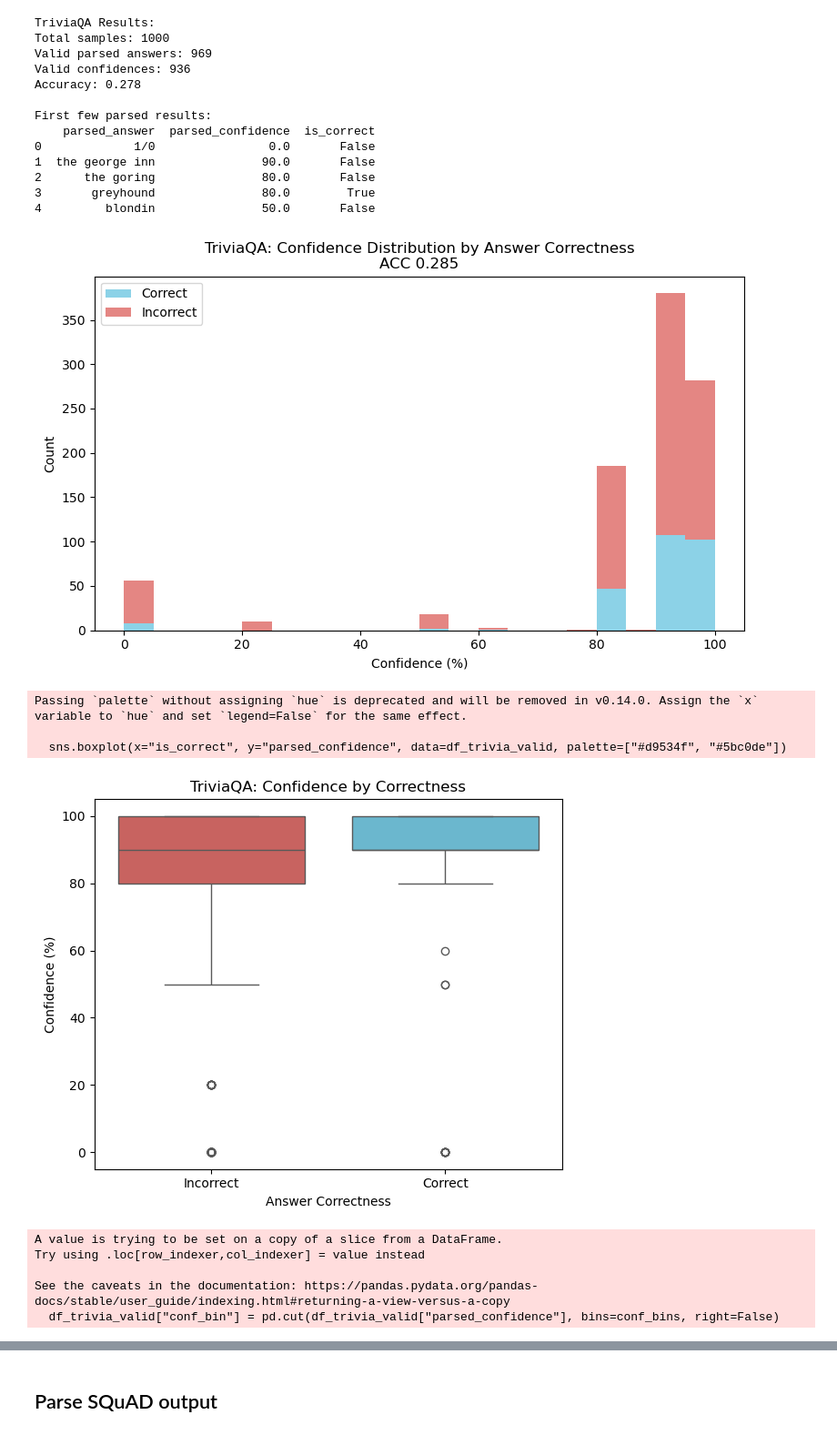
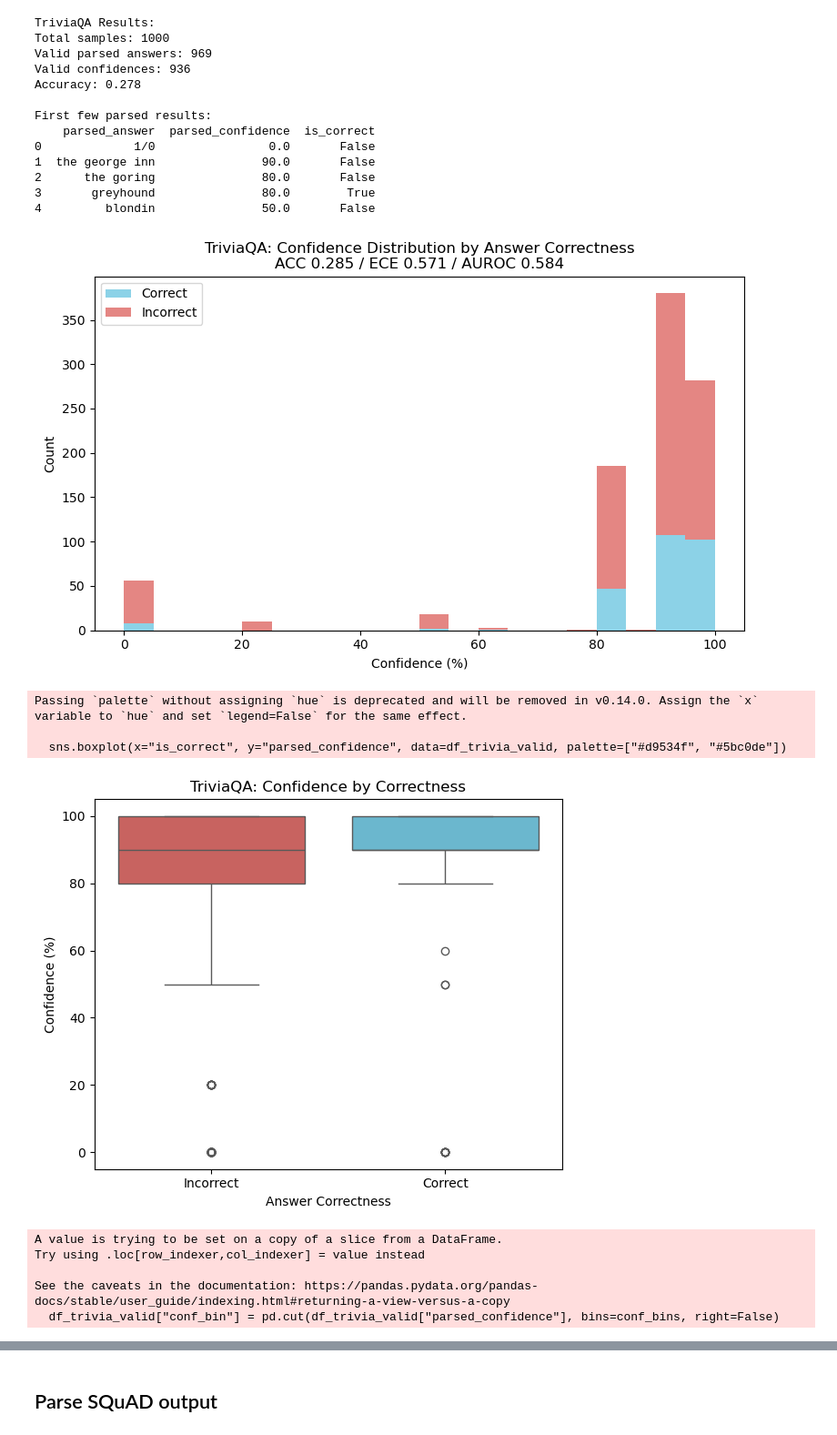
Before and after one commit to christian-hobelsberger/LLMUncertainty, a Jupyter notebook: analyze_confidence_output.ipynb, the cells around one changed output, grey strips where cells are left out. Shown at 91% size. Saved outputs shown, nothing was run; the diff lists cells and outputs as text; code cells hidden in the pictures.

Commit message:
Finished the analysis for multi-sample multi-decoding and added ECE and AUROC

```diff
--- a/analyze_confidence_output.ipynb
+++ b/analyze_confidence_output.ipynb
@@ -295,6 +438,10 @@ os.makedirs("figures/metrics/confidence_elicitation", exist_ok=True)
 
 # Filter valid rows for plotting
 df_trivia_valid = df_trivia.dropna(subset=["parsed_confidence", "is_correct"])
+
+# Calculate ECE and AUROC for TriviaQA
+ece_trivia = calculate_ece(df_trivia_valid, confidence_col='parsed_confidence', correct_col='is_correct', n_bins=10)
+auroc_trivia = calculate_auroc(df_trivia_valid, confidence_col='parsed_confidence', correct_col='is_correct', plot=False)
 
 # 1. Histogram: Confidence distribution for correct vs. incorrect answers
 plt.figure(figsize=(8, 5))
@@ -310,7 +457,7 @@ plt.hist(
 )
 plt.xlabel("Confidence (%)")
 plt.ylabel("Count")
-plt.title(f"TriviaQA: Confidence Distribution by Answer Correctness\nACC {df_trivia_valid['is_correct'].mean():.3f}")
+plt.title(f"TriviaQA: Confidence Distribution by Answer Correctness\nACC {df_trivia_valid['is_correct'].mean():.3f} / ECE {ece_trivia:.3f} / AUROC {auroc_trivia:.3f}")
 plt.legend()
 plt.tight_layout()
 plt.savefig("figures/metrics/confidence_elicitation/trivia_confidence_hist.png")
@@ -319,34 +466,34 @@ plt.show()
 # 2. Boxplot: Confidence by correctness
 plt.figure(figsize=(6, 5))
 sns.boxplot(x="is_correct", y="parsed_confidence", data=df_trivia_valid, palette=["#d9534f", "#5bc0de"])
 plt.xticks([0, 1], ["Incorrect", "Correct"])
 plt.xlabel("Answer Correctness")
 plt.ylabel("Confidence (%)")
 plt.title("TriviaQA: Confidence by Correctness")
 plt.tight_layout()
 plt.savefig("figures/metrics/confidence_elicitation/trivia_confidence_boxplot.png")
 plt.show()
 # 3. Calibration plot: Confidence bins vs. empirical accuracy
 conf_bins = np.arange(0, 111, 10)  # Changed to 111 to include 100%
 df_trivia_valid["conf_bin"] = pd.cut(df_trivia_valid["parsed_confidence"], bins=conf_bins, right=False)
 calib = df_trivia_valid.groupby("conf_bin").agg(
     mean_conf=("parsed_confidence", "mean"),
     accuracy=("is_correct", "mean"),
     count=("is_correct", "count")
 ).dropna()
 
 plt.figure(figsize=(7, 5))
 plt.plot([0, 100], [0, 1], "k--", label="Perfect Calibration")
 plt.scatter(calib["mean_conf"], calib["accuracy"], s=calib["count"]*2, c=calib["count"], cmap="viridis", alpha=0.8)
 plt.xlabel("Mean Confidence (%)")
 plt.ylabel("Empirical Accuracy")
 plt.title("TriviaQA: Confidence Calibration")
 plt.colorbar(label="Bin Count")
 plt.tight_layout()
 plt.savefig("figures/metrics/confidence_elicitation/trivia_confidence_calibration.png")
 plt.show()
 # %% [output]
-[figure, old version]
+[figure, new version]
 Passing `palette` without assigning `hue` is deprecated and will be removed in v0.14.0. Assign the `x` variable to `hue` and set `legend=False` for the same effect.
 
   sns.boxplot(x="is_correct", y="parsed_confidence", data=df_trivia_valid, palette=["#d9534f", "#5bc0de"])
```
Also changed, not shown: parts of 34 cells of this notebook, 15 other files.
